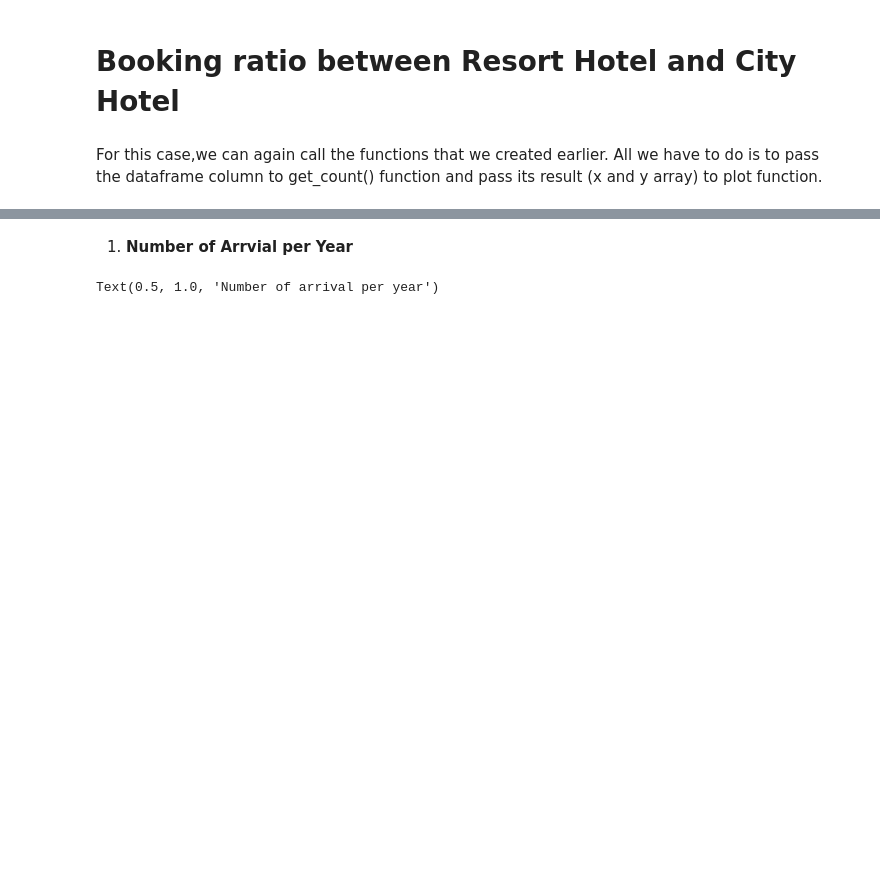
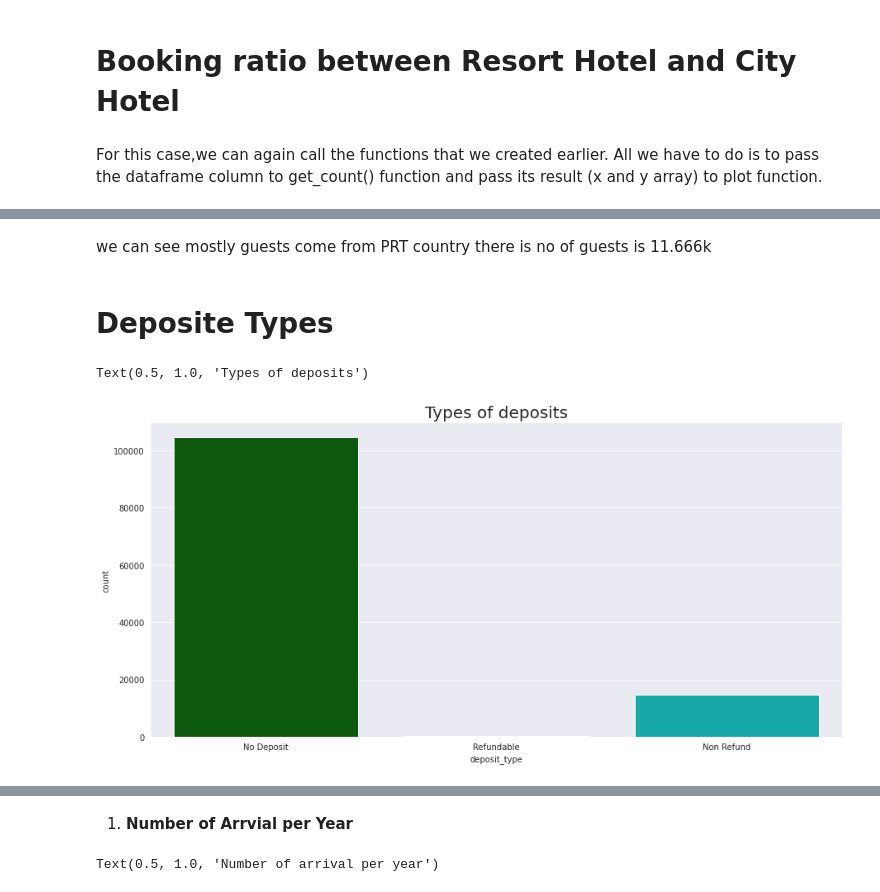
Before and after one commit to amitkumar8486/EDA-Hotel-Booking-Analysis, a Jupyter notebook: EDA_Hotel_Booking_Analysis.ipynb, the cells around one changed output, grey strips where cells are left out. Cells and saved outputs as stored; diff of their text form; code cells hidden in the pictures; blank space fills up the shorter version.

```diff
--- a/EDA_Hotel_Booking_Analysis.ipynb
+++ b/EDA_Hotel_Booking_Analysis.ipynb
@@ -376,0 +420,11 @@ For this case,we can again call the functions that we created earlier. All we ha
+# %% [markdown]
+we can see mostly guests come from PRT country there is no of guests is 11.666k
+# %% [markdown]
+# **Deposite Types**
+# %%
+#deposite types
+plt.figure(figsize=(15,7))
+sns.countplot(data = hotel_df,palette=['darkgreen','skyblue',"c"], x = 'deposit_type').set_title('Types of deposits', fontsize = 20)
+# %% [output]
+Text(0.5, 1.0, 'Types of deposits')
+[figure, added]
```
Also changed, not shown: parts of 23 cells of this notebook.
